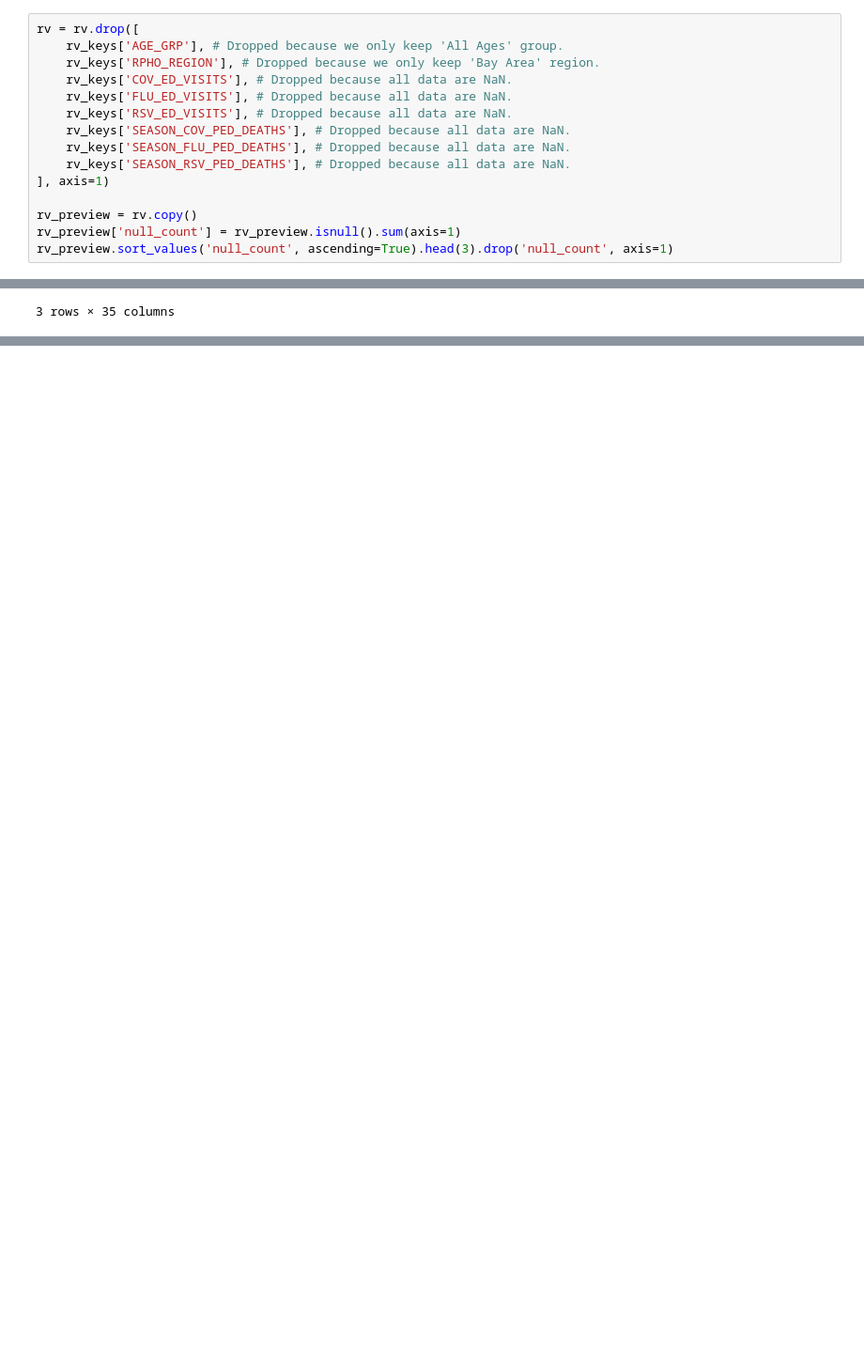
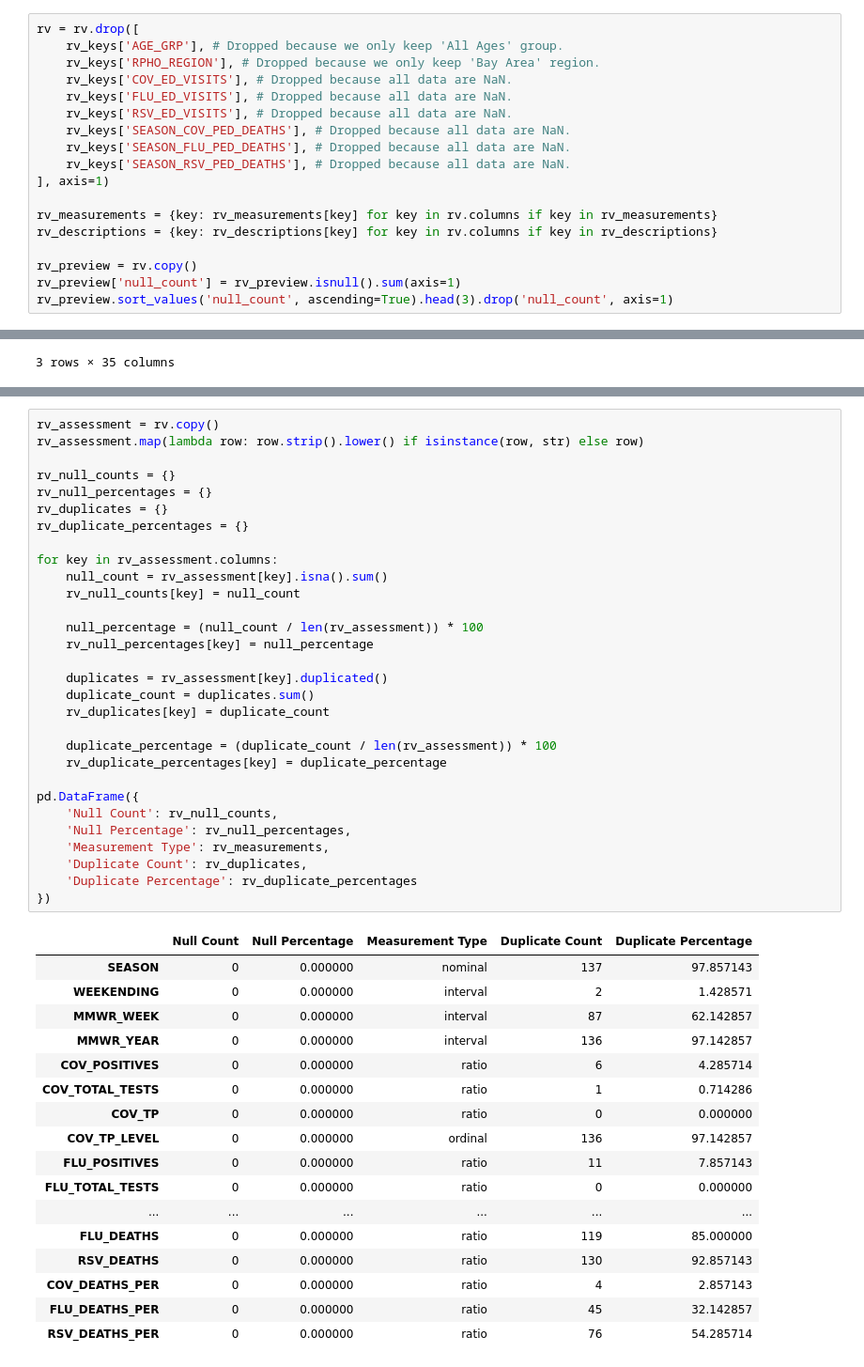
Before and after one commit to ianbunag/cmpe-255-data-mining-project, a Jupyter notebook: 03-08-eda-respiratory-virus-dashboard.ipynb, the cells around one changed output, grey strips where cells are left out. Shown at 94% size. Drawn from its saved outputs; the diff is of its cells as text; blank space fills up the shorter version.

```diff
--- a/03-08-eda-respiratory-virus-dashboard.ipynb
+++ b/03-08-eda-respiratory-virus-dashboard.ipynb
@@ -159,6 +159,9 @@ rv = rv.drop([
     rv_keys['SEASON_RSV_PED_DEATHS'], # Dropped because all data are NaN.
 ], axis=1)
 
+rv_measurements = {key: rv_measurements[key] for key in rv.columns if key in rv_measurements}
+rv_descriptions = {key: rv_descriptions[key] for key in rv.columns if key in rv_descriptions}
+
 rv_preview = rv.copy()
 rv_preview['null_count'] = rv_preview.isnull().sum(axis=1)
 rv_preview.sort_values('null_count', ascending=True).head(3).drop('null_count', axis=1)
@@ -170,0 +178,48 @@ rv_preview.sort_values('null_count', ascending=True).head(3).drop('null_count',
+# %%
+rv_assessment = rv.copy()
+rv_assessment.map(lambda row: row.strip().lower() if isinstance(row, str) else row)
+
+rv_null_counts = {}
+rv_null_percentages = {}
+rv_duplicates = {}
+rv_duplicate_percentages = {}
+
+for key in rv_assessment.columns:
+    null_count = rv_assessment[key].isna().sum()
+    rv_null_counts[key] = null_count
+
+    null_percentage = (null_count / len(rv_assessment)) * 100
+    rv_null_percentages[key] = null_percentage
+
+    duplicates = rv_assessment[key].duplicated()
+    duplicate_count = duplicates.sum()
+    rv_duplicates[key] = duplicate_count
+
+    duplicate_percentage = (duplicate_count / len(rv_assessment)) * 100
+    rv_duplicate_percentages[key] = duplicate_percentage
+
+pd.DataFrame({
+    'Null Count': rv_null_counts,
+    'Null Percentage': rv_null_percentages,
+    'Measurement Type': rv_measurements,
+    'Duplicate Count': rv_duplicates,
+    'Duplicate Percentage': rv_duplicate_percentages
+})
+# %% [output]
+|  | Null Count | Null Percentage | Measurement Type | Duplicate Count | Duplicate Percentage |
+| SEASON | 0 | 0.000000 | nominal | 137 | 97.857143 |
+| WEEKENDING | 0 | 0.000000 | interval | 2 | 1.428571 |
+| MMWR_WEEK | 0 | 0.000000 | interval | 87 | 62.142857 |
+| MMWR_YEAR | 0 | 0.000000 | interval | 136 | 97.142857 |
+| COV_POSITIVES | 0 | 0.000000 | ratio | 6 | 4.285714 |
+| COV_TOTAL_TESTS | 0 | 0.000000 | ratio | 1 | 0.714286 |
+| COV_TP | 0 | 0.000000 | ratio | 0 | 0.000000 |
+| COV_TP_LEVEL | 0 | 0.000000 | ordinal | 136 | 97.142857 |
+| FLU_POSITIVES | 0 | 0.000000 | ratio | 11 | 7.857143 |
+| FLU_TOTAL_TESTS | 0 | 0.000000 | ratio | 0 | 0.000000 |
+| ... | ... | ... | ... | ... | ... |
+| FLU_DEATHS | 0 | 0.000000 | ratio | 119 | 85.000000 |
+| RSV_DEATHS | 0 | 0.000000 | ratio | 130 | 92.857143 |
+| COV_DEATHS_PER | 0 | 0.000000 | ratio | 4 | 2.857143 |
+| FLU_DEATHS_PER | 0 | 0.000000 | ratio | 45 | 32.142857 |
+| RSV_DEATHS_PER | 0 | 0.000000 | ratio | 76 | 54.285714 |
```
Also changed, not shown: parts of 1 cell of this notebook, 1 other file.
